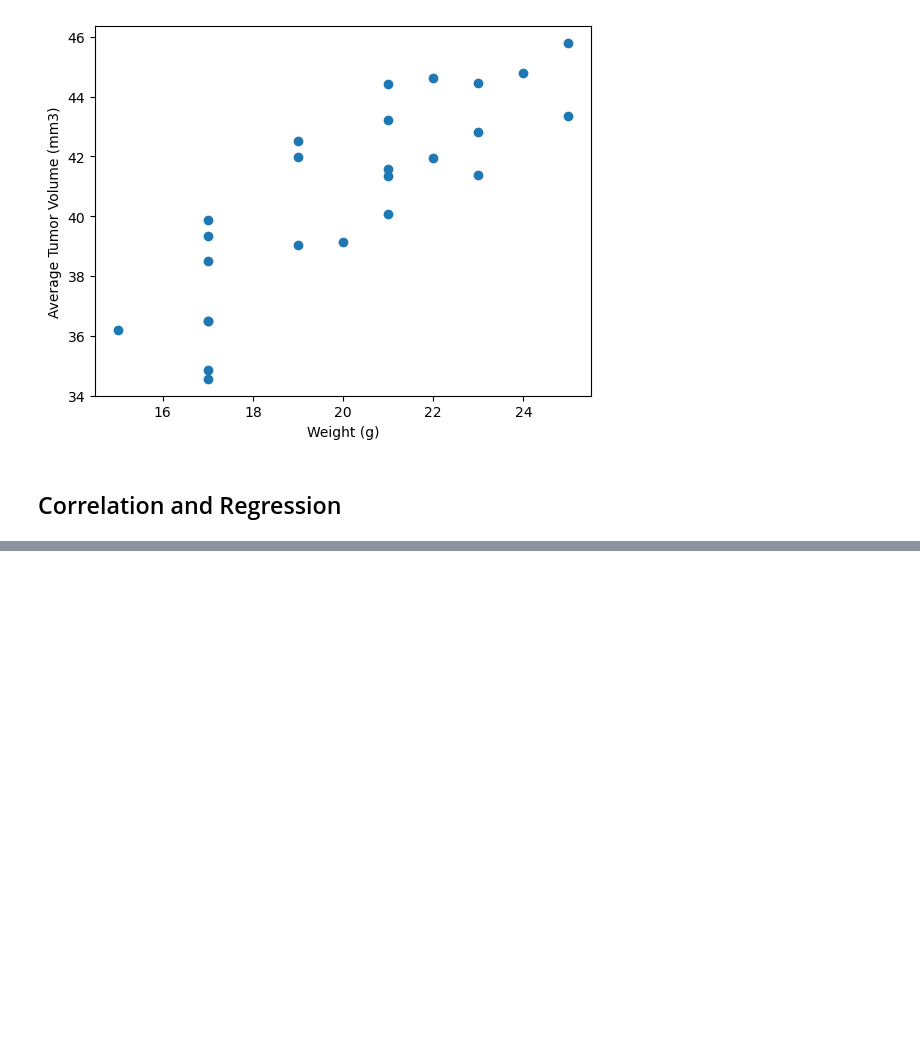
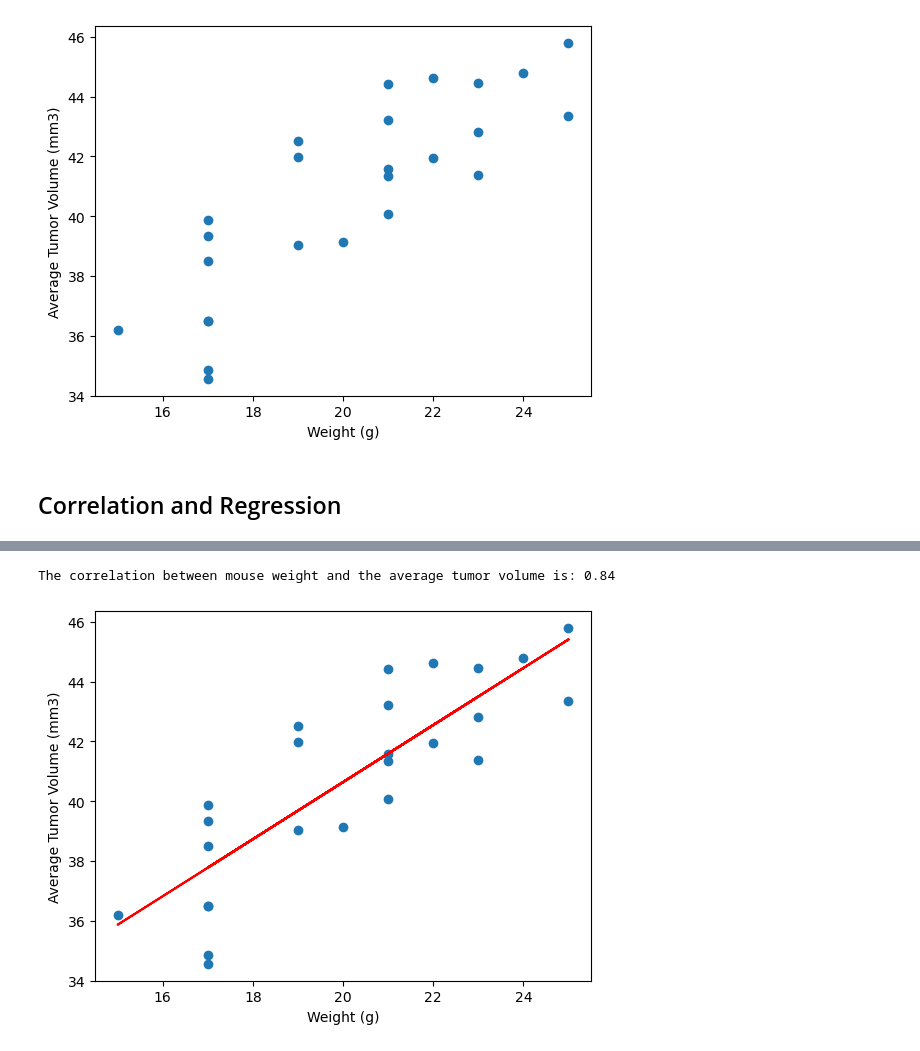
Before and after one commit to mfeas/matplotlib-challenge, a Jupyter notebook: pymaceuticals_starter.ipynb, the cells around one changed output, grey strips where cells are left out. Drawn from its saved outputs; the diff is of its cells as text; code cells hidden in the pictures; blank space fills up the shorter version.

Commit message:
Progress commit, believe I only have the analysis and to review everything left to do for completion!

```diff
--- a/pymaceuticals_starter.ipynb
+++ b/pymaceuticals_starter.ipynb
@@ -294,6 +295,18 @@ capomulin_mouse.set_index("Timepoint").plot(title="Capomulin treatment of mouse
 [figure]
 # %%
 # Generate a scatter plot of mouse weight vs. the average observed tumor volume for the entire Capomulin regimen
+capomulin_data = clean_df[clean_df['Drug Regimen'] == 'Capomulin']
+capomulin_average_tumor = capomulin_data.groupby("Mouse ID").mean(numeric_only = True)[["Tumor Volume (mm3)", "Weight (g)"]]
+
+x_values = capomulin_average_tumor["Weight (g)"]
+y_values = capomulin_average_tumor["Tumor Volume (mm3)"]
+
+plt.scatter(x_values, y_values)
+
+plt.xlabel("Weight (g)")
+plt.ylabel("Average Tumor Volume (mm3)")
+
+plt.show()
 # %% [output]
 [figure]
 # %% [markdown]
@@ -306,0 +314,26 @@ The correlation between mouse weight and the average tumor volume is 0.84
+# %%
+# Calculate the correlation coefficient and a linear regression model
+# for mouse weight and average observed tumor volume for the entire Capomulin regimen
+
+import scipy.stats as st
+from scipy import stats
+
+correlation_coefficient = st.pearsonr(capomulin_average_tumor["Weight (g)"], capomulin_average_tumor["Tumor Volume (mm3)"])
+print(f"The correlation between mouse weight and the average tumor volume is: {round(correlation[0], 2)}")
+
+(slope, intercept, rvalue, pvalue, stderr) = stats.linregress(capomulin_average_tumor["Weight (g)"], capomulin_average_tumor["Tumor Volume (mm3)"])
+
+linear_regression = (capomulin_average_tumor ["Weight (g)"] * slope) + intercept
+
+line_slope = f'y = {round(slope, 2)}x + {round(intercept, 2)}'
+
+plt.scatter(x = capomulin_average_tumor["Weight (g)"], y = capomulin_average_tumor["Tumor Volume (mm3)"])
+plt.ylabel("Average Tumor Volume (mm3)")
+plt.xlabel("Weight (g)")
+
+plt.plot(capomulin_average_tumor["Weight (g)"], linear_regression, color="r")
+
+plt.show()
+# %% [output]
+The correlation between mouse weight and the average tumor volume is: 0.84
+[figure, added]
```
Also changed, not shown: parts of 3 cells of this notebook.
